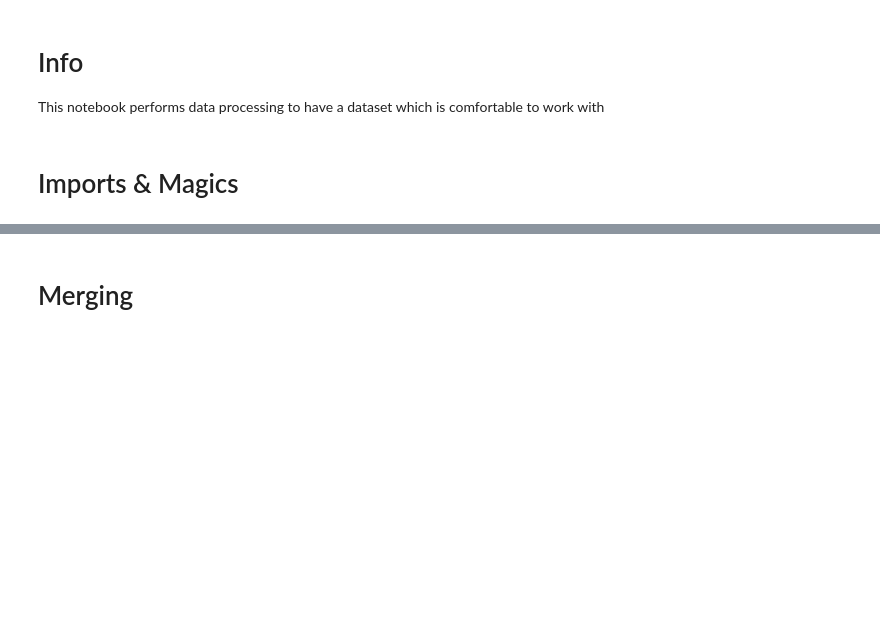
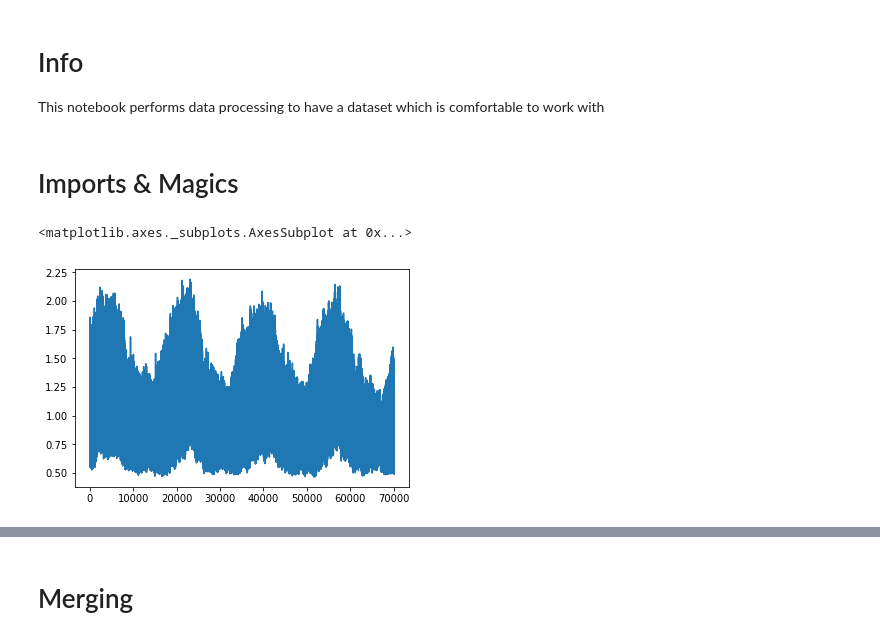
Before and after one commit to etnberz/enedis, a Jupyter notebook: notebooks/Data Processing.ipynb, the cells around one changed output, grey strips where cells are left out. Cells and saved outputs as stored; diff of their text form; code cells hidden in the pictures; blank space fills up the shorter version.

```diff
--- a/notebooks/Data Processing.ipynb
+++ b/notebooks/Data Processing.ipynb
@@ -12,3 +12,8 @@ from utils.setup import *
 X_train = pd.read_csv(TRAIN_INPUT_RAW)
 y_train = pd.read_csv(TRAIN_OUTPUT_RAW)
 test = pd.read_csv(TEST_INPUT_RAW)
+# %%
+y_train['RES1_BASE'].plot()
+# %% [output]
+<matplotlib.axes._subplots.AxesSubplot at 0x...>
+[figure, added]
```
Also changed, not shown: parts of 7 cells of this notebook, 16 other files.
